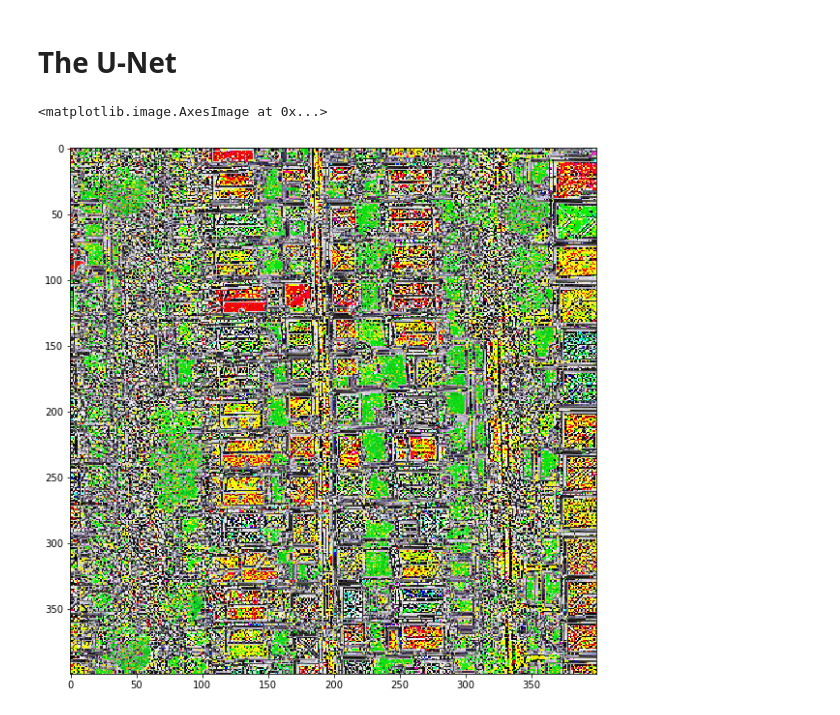
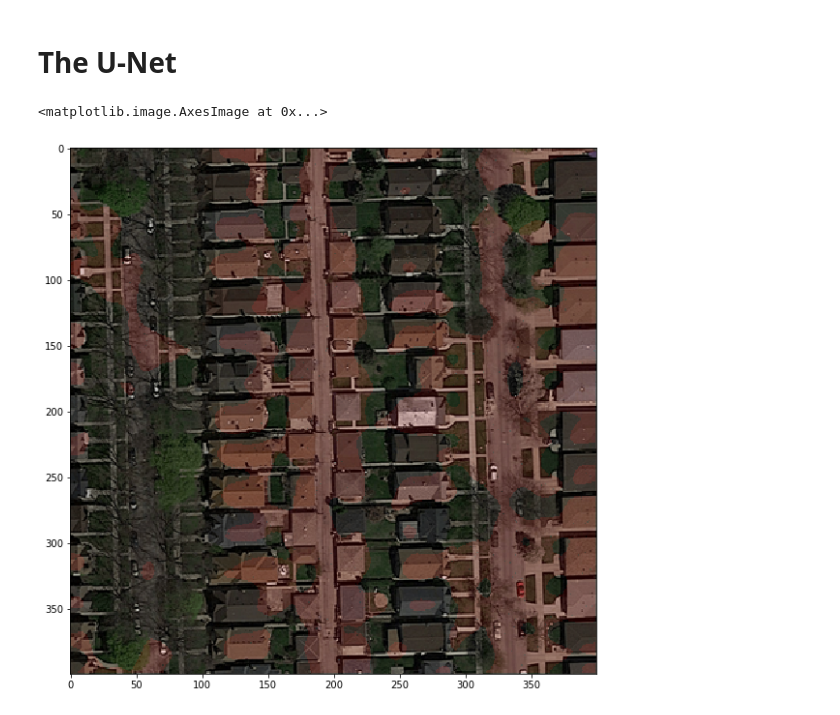
Before and after one commit to diegofiori/ML_RoadSegmentation, a Jupyter notebook: ML_notebook_Diego.ipynb, the cells around one changed output. Drawn from its saved outputs; the diff is of its cells as text; code cells hidden in the pictures.

```diff
--- a/ML_notebook_Diego.ipynb
+++ b/ML_notebook_Diego.ipynb
@@ -234,12 +234,14 @@ class UNet(tc.nn.Module):
 ? tc.Tensor.type
 # %%
 img = imgs[0]
-a,b = add_laplacian(img)
+a = add_segment(img)
+#print(a.shape)
+#a = make_img_overlay(img, a.reshape(400,400))
 plt.figure(figsize=(10, 10))
-plt.imshow(b)
+plt.imshow(a)
 # %% [output]
 <matplotlib.image.AxesImage at 0x...>
-[figure, old version]
+[figure, new version]
 # %%
 def preprocessing_for_UNet(dataset):
     # laplace
```
Also changed, not shown: parts of 3 cells of this notebook, 1 other file.
